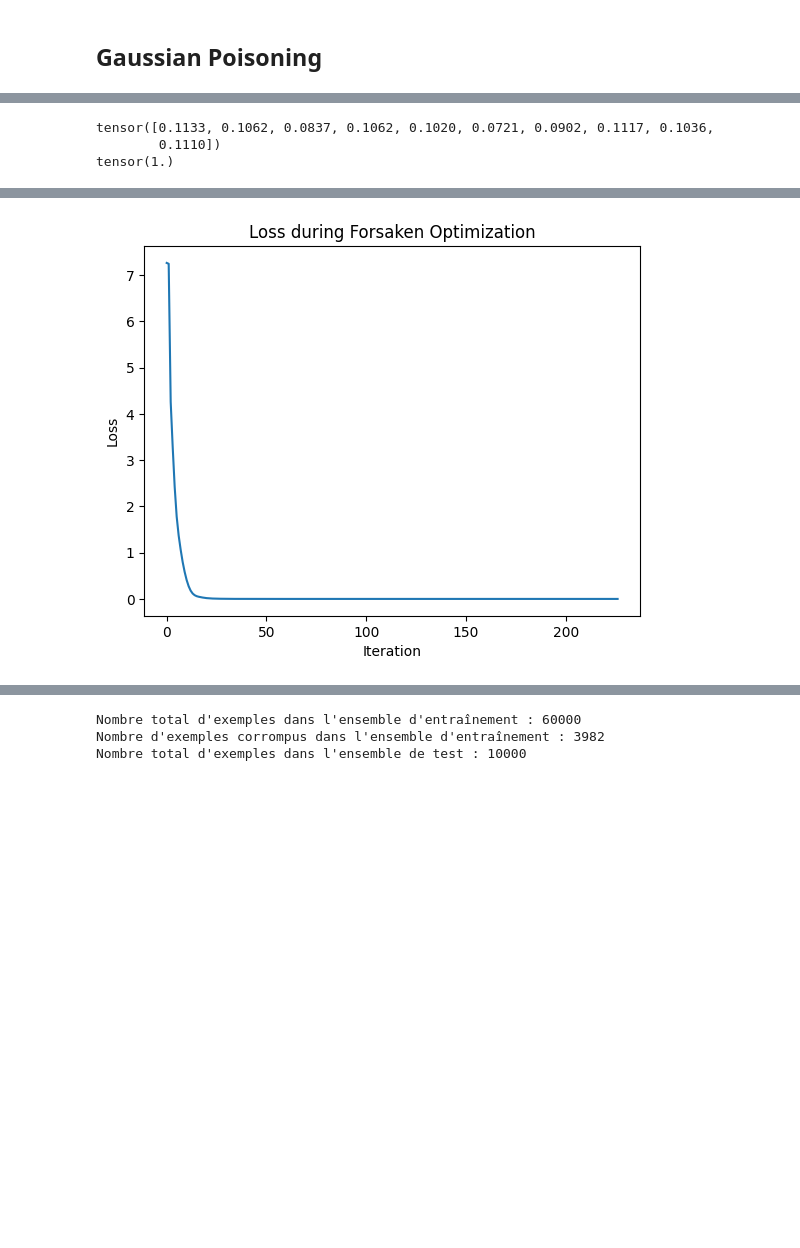
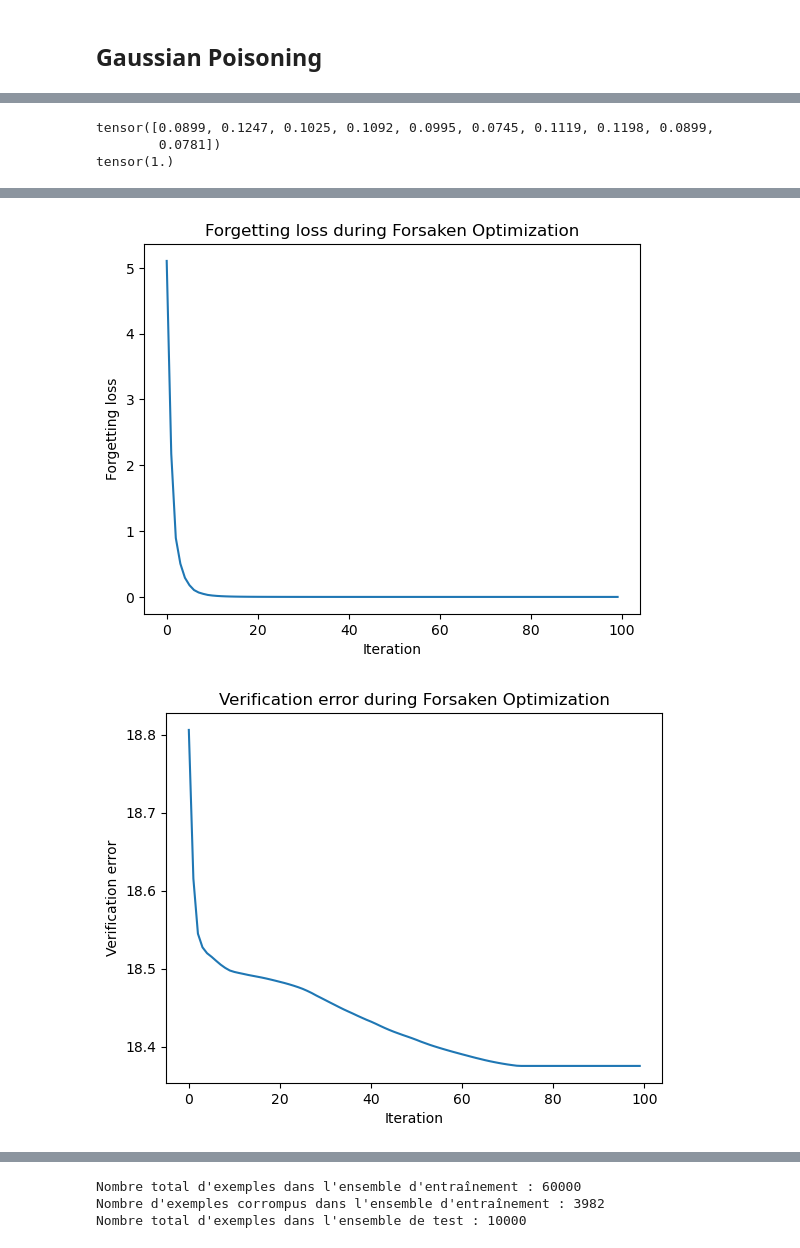
Before and after one commit to DepInfoAliciaSHAO/forsaken, a Jupyter notebook: forsaken.ipynb, the cells around one changed output, grey strips where cells are left out. Cells and saved outputs as stored; diff of their text form; code cells hidden in the pictures; blank space fills up the shorter version.

```diff
--- a/forsaken.ipynb
+++ b/forsaken.ipynb
@@ -62,7 +62,7 @@ def create_train_set(dataset, num_forget=0):
 
     return full_loader, train_loader, forget_loader
 
-def create_train_set_gaussian(dataset, contamination_ratio, subset_size=10000, plot_examples=False):
+def create_train_set_gaussian(dataset, contamination_ratio, epsilon, subset_size=10000, plot_examples=False):
     # Limiter la taille du sous-ensemble
     raw_images = dataset.data[:subset_size].float() / 255.0
     raw_labels = dataset.targets[:subset_size]
@@ -79,7 +79,7 @@ def create_train_set_gaussian(dataset, contamination_ratio, subset_size=10000, p
         return noisy_images, noise
 
     base_contaminated_images = raw_images[contaminated_indices]
-    contaminated_images, noise = add_gaussian_noise(base_contaminated_images)
+    contaminated_images, noise = add_gaussian_noise(base_contaminated_images, epsilon * epsilon)
 
     clean_images = raw_images[clean_indices]
 
@@ -705,5 +671,6 @@ plt.show()
 # %%
-loaders = create_train_set_gaussian(train_dataset_full, 0.6, 10000, True)
+epsilon = 0.05
+loaders = create_train_set_gaussian(train_dataset_full, 0.1, epsilon, 10000, True)
 print(f"Taille du dataset total: {len(loaders['full_loader'].dataset)}")
 print(f"Taille du dataset clean: {len(loaders['clean_loader'].dataset)}")
 print(f"Taille du dataset corrompu: {len(loaders['contaminated_loader'].dataset)}, "
@@ -745,25 +730,32 @@ P = sample_P(model_noise, sample_loader_gaussian)
 print(P)
 print(sum(P))
 # %% [output]
-tensor([0.1133, 0.1062, 0.0837, 0.1062, 0.1020, 0.0721, 0.0902, 0.1117, 0.1036,
-        0.1110])
+tensor([0.0899, 0.1247, 0.1025, 0.1092, 0.0995, 0.0745, 0.1119, 0.1198, 0.0899,
+        0.0781])
 tensor(1.)
 # %%
-T = 100
-lambda_ = 0
-omega = 1.0
-eta_mu = 0.2
-xi = 3.0
+T = 50
+lambda_ = 0.000001
+eta_mu = 0.01
+xi = 0.01
+p = 0.01
 
-model_forsaken_noise = forsaken(
+D_f, _ = next(iter(loaders["contaminated_loader"]))
+omega_loader, omega_indices = create_omega_loader(loaders["clean_loader"].dataset, proportion=p)
+print(f"Omega set: {len(omega_indices)}")
+omega = compute_omega(model_noise, omega_loader)
+print(f"Computed omega: {omega:.4f}")
+
+model_forsaken = forsaken(
     f_theta_0=model_noise,
     T=T,
     lambda_=lambda_,
     omega=omega,
     P=P,
-    D_f=images_forget,  # batch d’images à oublier
+    D_f=D_f,
     eta_mu=eta_mu,
     xi=xi,
-    optimizer='LBFGS'
+    optimizer = 'LBFGS',
+    retrained_model = model_clean
 )
 # %% [output]
@@ -786,2 +778,3 @@ Loss: 3.3760443329811096e-08
 Fin de la procédure Forsaken.
-[figure, old version]
+[figure, new version]
+[figure, added]
```
Also changed, not shown: parts of 10 cells of this notebook.
